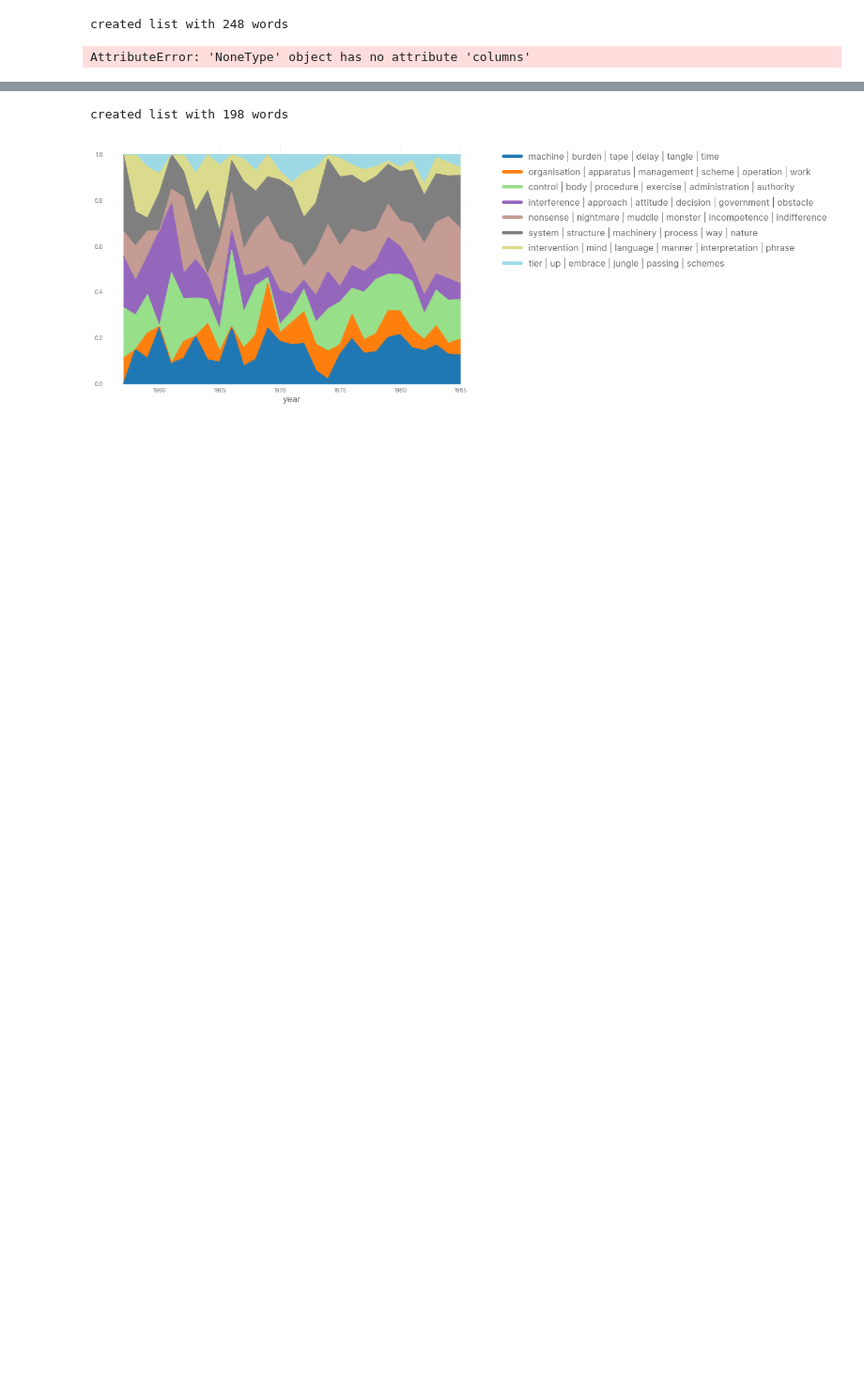
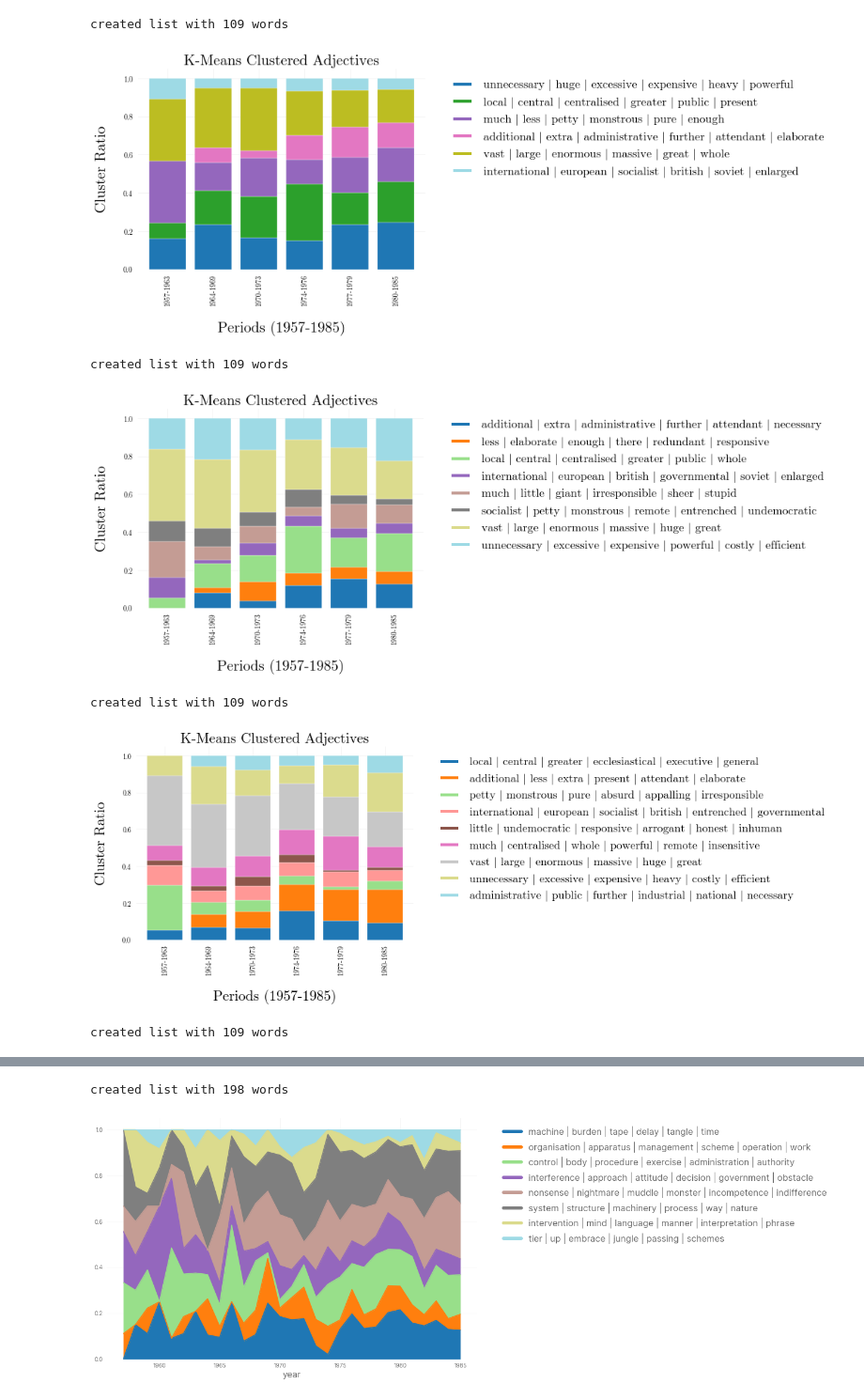
Before and after one commit to rubenros1795/CrisisBureaucracy, a Jupyter notebook: code/pos.ipynb, the cells around one changed output, grey strips where cells are left out. Shown at 94% size. Drawn from its saved outputs; the diff is of its cells as text; code cells hidden in the pictures; blank space fills up the shorter version.

```diff
--- a/code/pos.ipynb
+++ b/code/pos.ipynb
@@ -27,5 +27,3 @@ data = data.dropna()
 data = data.iloc[:,[1,2,7,9]].reset_index(drop=True)
 data.columns = "text id speaker party".split()
 data['id'] = ["__".join([data['speaker'][c].replace('uk.m.',''),data['party'][c].replace(' ','_'),x]) for c,x in enumerate(data['id'])]
-# %%
-for s in nlp(data['text'][0]).sents:
@@ -128,11 +122,11 @@ def plot_(clus_dict, df, dict_topwords_cluster,relative=True,coln='verb'):
         return d
 # %%
 # Import Data for plotting
-df = pd.read_csv('/home/ruben/Documents/GitHub/CrisisBureaucracy/results/all-bureaucracy-verbs-spacy.csv')
+df = pd.read_csv('/home/ruben/Documents/GitHub/CrisisBureaucracy/results/tables/all-bureaucracy-adjectives-spacy.csv')
 df['n'] = 1
 df['year'] = df.id.str.split('proc.d.').str[1].str[:4].astype(int)
 df = df[(df['year'] >= 1957) & (df['year'] < 1986)].reset_index(drop=True)
-df = df["verb year n".split(' ')].groupby(['verb','year']).sum().reset_index().pivot(index='verb',columns='year',values='n').fillna(0.0).reset_index()
+df = df["adj year n".split(' ')].groupby(['adj','year']).sum().reset_index().pivot(index='adj',columns='year',values='n').fillna(0.0).reset_index()
 # %%
 periods = [[1957,1963],[1964,1969],[1970,1973],[1974,1976],[1977,1979],[1980,1985]]
 
@@ -140,4 +134,6 @@ for p in periods:
     p_ = "-".join([str(x) for x in p])
     pc = df[list(range(p[0],p[1]+1))].sum(axis=1)
     df[p_] = pc
-df = df[['verb'] + list([x for x in df.columns if '-' in str(x)])]
+df = df[['adj'] + list([x for x in df.columns if '-' in str(x)])]
+df['adj'] = [x.lower() for x in df['adj']]
+df = df[df['adj'].str.len() > 3]
@@ -146,22 +140,57 @@ plot_(cd,df,cn_,'verb')
 # %%
-for k in [6,8,9,12,14,16]:
-    dm_ = dm(df,m,10,'verb')
+plotting.style()
+
+for k in [6,8,9,12]:
+    dm_ = dm(df,m,2,'adj')
     cd = cw(dm_,k)
-    cn_ = cn(cd,df,'verb')
-    d = plot_(cd,df,cn_,'verb')
+    cn_ = cn(cd,df,'adj')
+
+    # Combine
+    coln = 'adj'
+    clus_dict = cd
+
+    df = df[df['adj'].isin([k for k,v in clus_dict.items()])]
+    cluster_sums_dict = dict()
+
+    # Calculate Diachronic Sums of Clusters
+    for cluster_id in list(set([v for k,v in clus_dict.items()])):
+        list_words_cluster = [k for k,v in clus_dict.items() if v == cluster_id]
+        tmpdf = df[df[coln].isin(list_words_cluster)]
+        tmpdf_sums = list(tmpdf.iloc[:,1:len(tmpdf.columns)].sum(axis=0))
+        cluster_sums_dict.update({cluster_id:tmpdf_sums})
+
     for c in list(d.columns)[1:]:
         d[c] = d[c] / d[list(d.columns)[1:]].sum(axis=1)
 
-    p = d.plot.bar(x='year',y=list(d.columns)[1:],cmap='tab20b',figsize=(7,5),stacked=True,width=0.8)
-    leg = plt.legend(list(d.columns)[1:],bbox_to_anchor=(1.05, 1), loc='upper left',fontsize=14)
+    d = pd.DataFrame(cluster_sums_dict)
+    d.columns = [cn_[str(x)] for x in d.columns]
+    d['year'] = list(df.columns)[1:]
+    d = d[['year'] + list(d.columns)[:-1]]
+
+    d = d.T.reset_index()
+    d.columns = list(d.iloc[0,:])
+    d = d.iloc[1:,:]
+    for c in list(d.columns)[1:]:
+        d[c] = d[c] / d[c].sum()
+    d = d.T.reset_index()
+    d.columns = list(d.iloc[0,:])
+    d = d.iloc[1:,:]
+
+    p = d.plot.bar(x='year',y=list(d.columns)[1:],cmap='tab20',figsize=(7,5),stacked=True,width=0.8)
+    leg = plt.legend(list(d.columns)[1:],bbox_to_anchor=(1.05, 1), loc='upper left',fontsize=16)
     for legobj in leg.legendHandles:
         legobj.set_linewidth(7.0)
     plt.title('K-Means Clustered Adjectives',fontsize=20)
     plt.xlabel('Periods (1957-1985)',labelpad=20)
     plt.ylabel('Cluster Ratio',labelpad=20)
     fig = p.get_figure()
-    #fig.savefig(f'/home/ruben/Documents/GitHub/CrisisBureaucracy/results/clustered-adjectives-k{k}-w231.png',dpi=300, bbox_inches='tight')
+    fig.savefig(f'/home/ruben/Documents/GitHub/CrisisBureaucracy/results/plots/clustered-adjectives-k{k}-threshold2.pdf',dpi=250, bbox_inches='tight')
     plt.show()
 # %% [output]
-created list with 248 words
+created list with 109 words
+[figure, added]
-AttributeError: 'NoneType' object has no attribute 'columns'
+created list with 109 words
+[figure, added]
+created list with 109 words
+[figure, added]
+created list with 109 words
```
Also changed, not shown: parts of 5 cells of this notebook, 54 other files.
